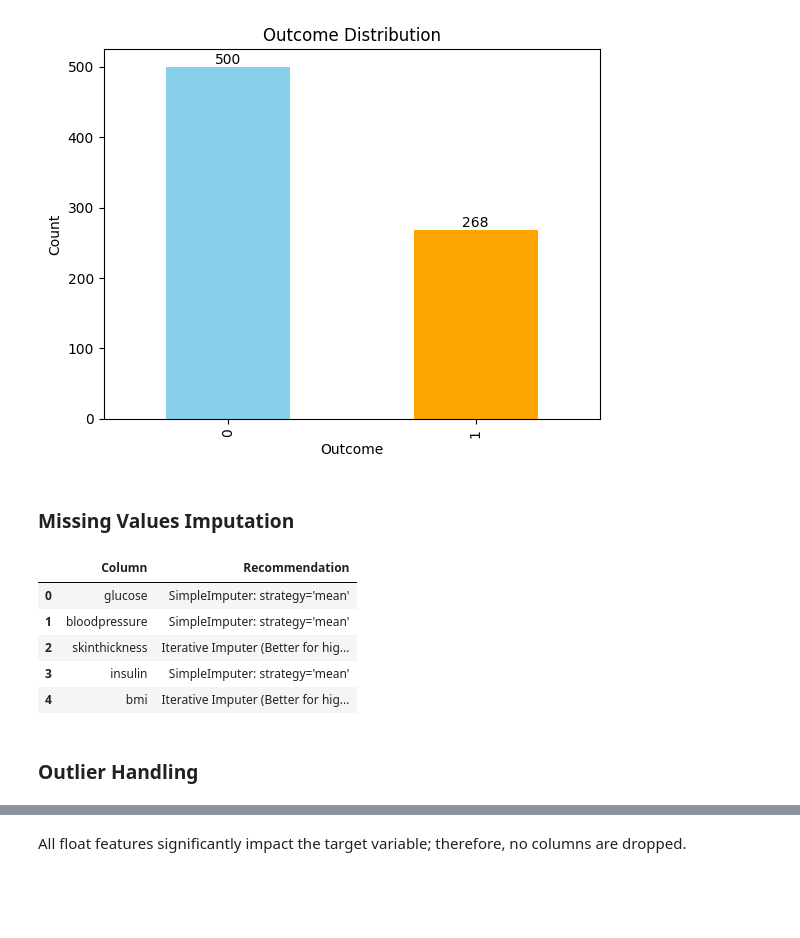
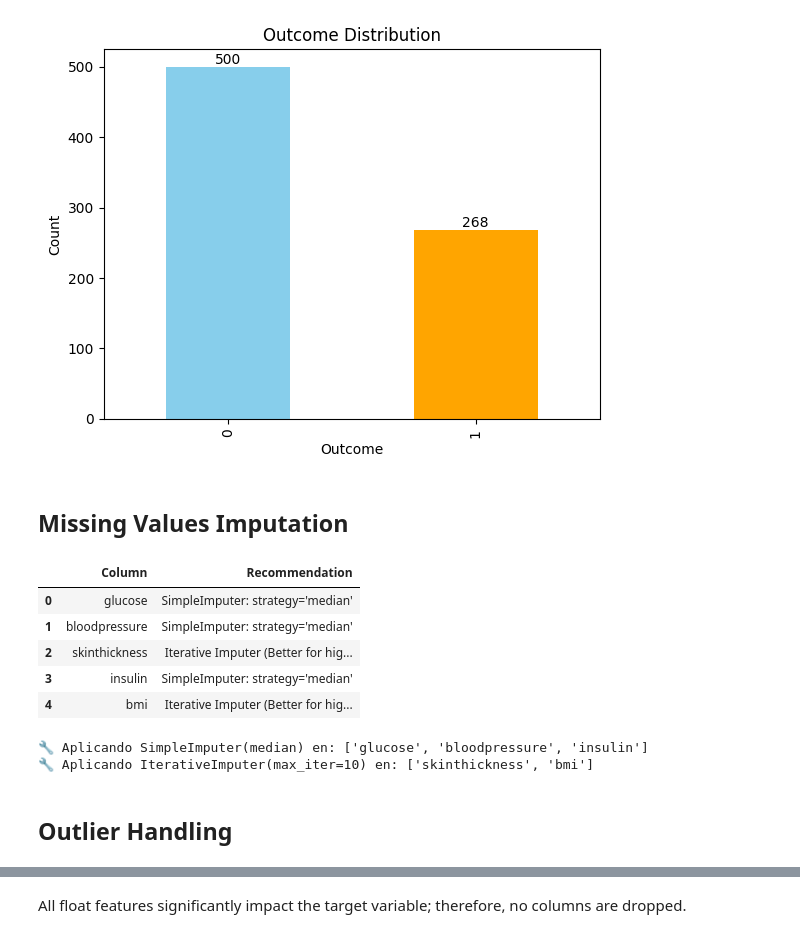
Before and after one commit to haroldeustaquio/Pima-Diabetes-Prediction, a Jupyter notebook: notebooks/01_data_preprocessing.ipynb, the cells around one changed output, grey strips where cells are left out. Saved outputs shown, nothing was run; the diff lists cells and outputs as text; code cells hidden in the pictures; blank space fills up the shorter version.

```diff
--- a/notebooks/01_data_preprocessing.ipynb
+++ b/notebooks/01_data_preprocessing.ipynb
@@ -1061,4 +90,5 @@ df.columns = df.columns.str.lower()
 # %%
+num_features = df.drop(columns='outcome').select_dtypes(include=['number']).columns
 float_features = df.drop(columns='outcome').select_dtypes(include=['float64']).columns
 int_features = df.drop(columns='outcome').select_dtypes(include=['int64']).columns
 target = 'outcome'
@@ -1071,13 +101,13 @@ plot_target_distribution(df, target)
 # %% [output]
 [figure]
 # %% [markdown]
-### Missing Values Imputation
+## Missing Values Imputation
 # %%
-imputer_recomender(df, float_features, soft=False, show_info=False, threshold_null=0.5)
+imputer_recommendations = f.imputer_recommender(df, num_features, soft=True, display_info=False, threshold_null=0.5)
 # %% [output]
 |  | Column | Recommendation |
-| 0 | glucose | SimpleImputer: strategy='mean' |
-| 1 | bloodpressure | SimpleImputer: strategy='mean' |
+| 0 | glucose | SimpleImputer: strategy='median' |
+| 1 | bloodpressure | SimpleImputer: strategy='median' |
 | 2 | skinthickness | Iterative Imputer (Better for hig... |
-| 3 | insulin | SimpleImputer: strategy='mean' |
+| 3 | insulin | SimpleImputer: strategy='median' |
 | 4 | bmi | Iterative Imputer (Better for hig... |
@@ -1094,2 +114,7 @@ df[['pregnancies', "glucose","age", "outcome"]] = df[['pregnancies', "glucose","
+# %%
+df = f.apply_imputer_strategy(df, imputer_recommendations)
+# %% [output]
+🔧 Aplicando SimpleImputer(median) en: ['glucose', 'bloodpressure', 'insulin']
+🔧 Aplicando IterativeImputer(max_iter=10) en: ['skinthickness', 'bmi']
 # %% [markdown]
-### Outlier Handling
+## Outlier Handling
```
Also changed, not shown: parts of 101 cells of this notebook, 9 other files.
